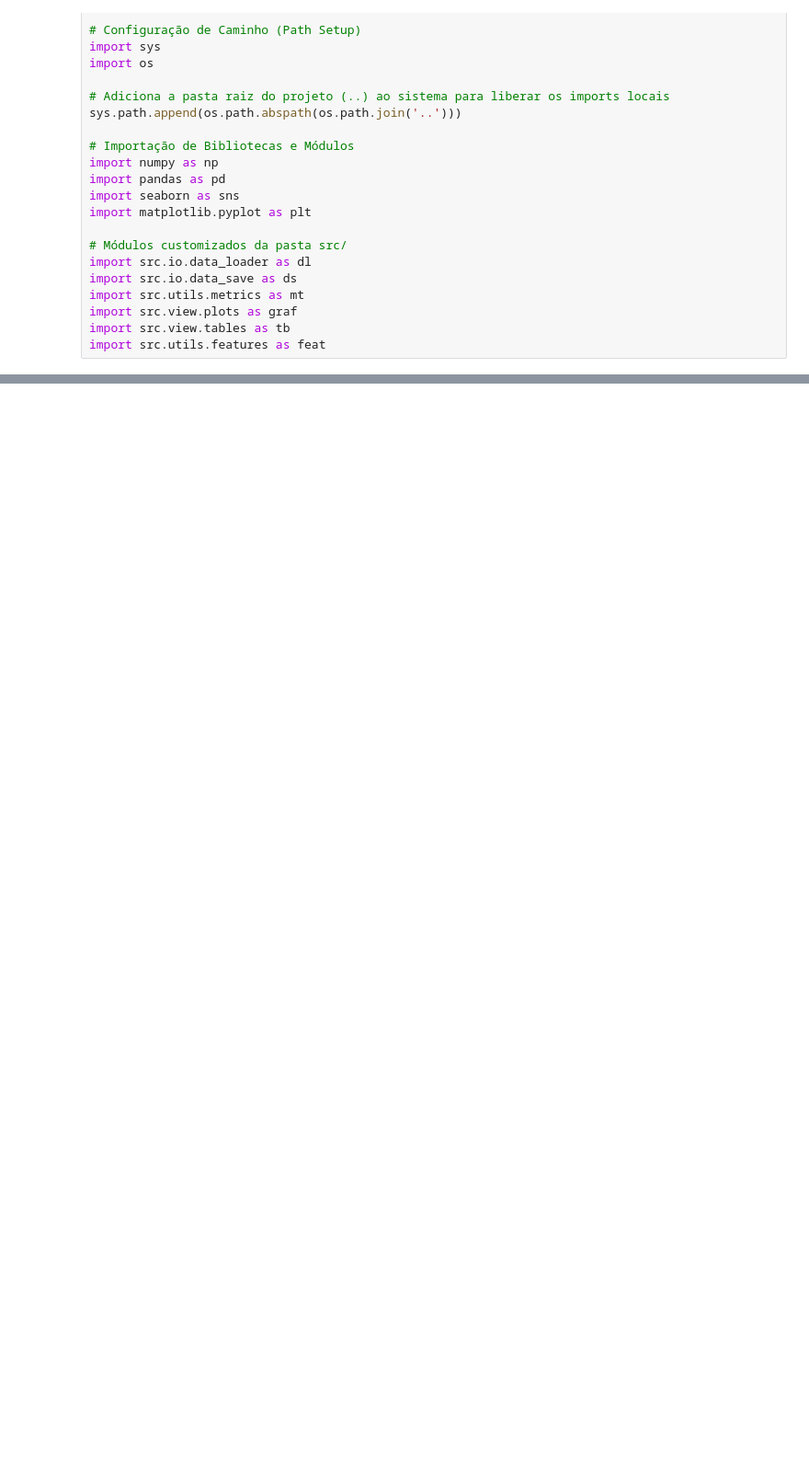
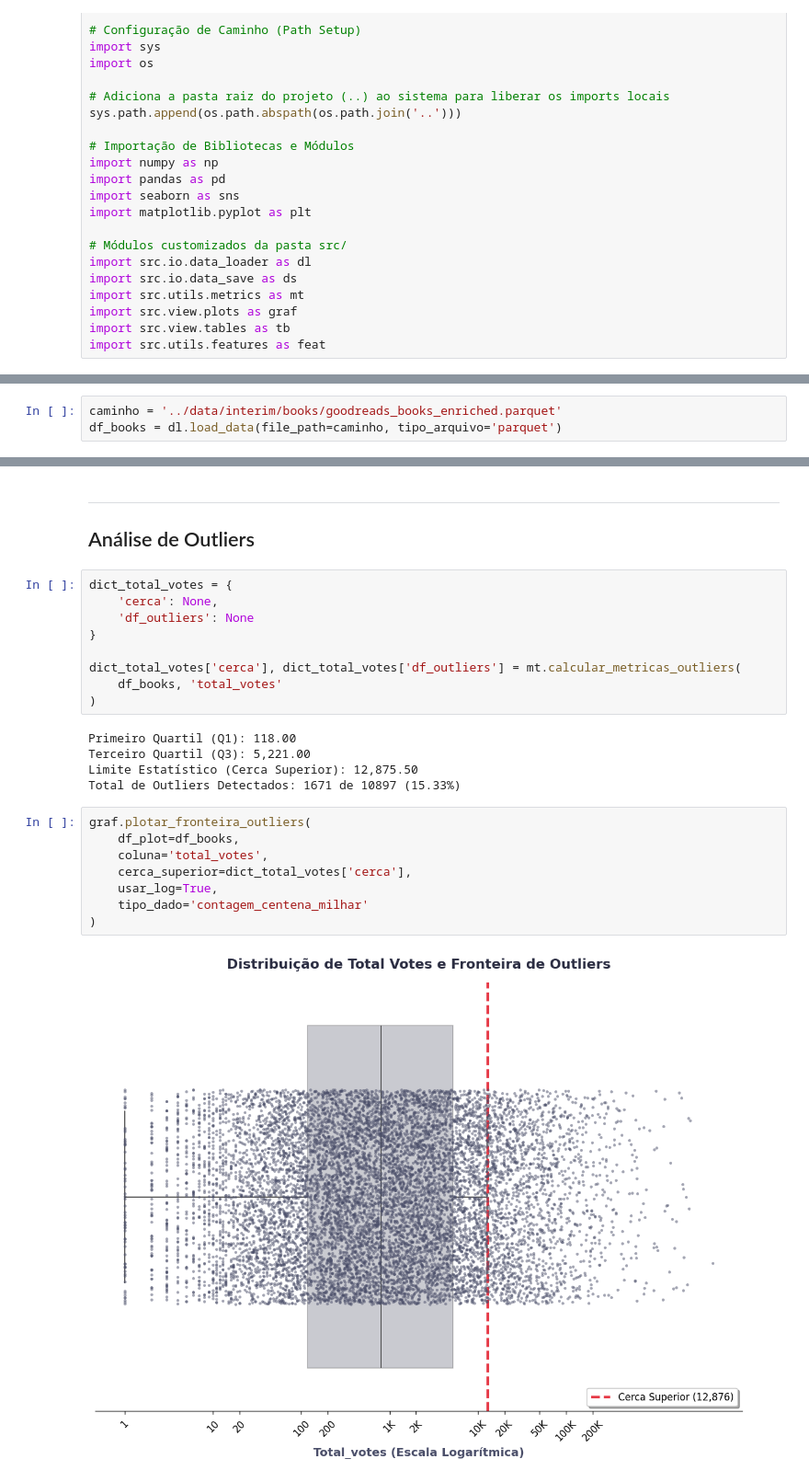
Before and after one commit to AleCecilio/entertainment_industry_performance_analysis, a Jupyter notebook: notebooks/13_feature_engineering_outliers_books.ipynb, the cells around one changed output, grey strips where cells are left out. Shown at 92% size. Drawn from its saved outputs; the diff is of its cells as text; blank space fills up the shorter version.

```diff
--- a/notebooks/13_feature_engineering_outliers_books.ipynb
+++ b/notebooks/13_feature_engineering_outliers_books.ipynb
@@ -36,0 +41,3 @@ import src.utils.features as feat
+# %%
+caminho = '../data/interim/books/goodreads_books_enriched.parquet'
+df_books = dl.load_data(file_path=caminho, tipo_arquivo='parquet')
@@ -36,0 +51,27 @@ import src.utils.features as feat
+# %% [markdown]
+---
+## Análise de Outliers
+# %%
+dict_total_votes = {
+    'cerca': None,
+    'df_outliers': None
+}
+
+dict_total_votes['cerca'], dict_total_votes['df_outliers'] = mt.calcular_metricas_outliers(
+    df_books, 'total_votes'
+)
+# %% [output]
+Primeiro Quartil (Q1): 118.00
+Terceiro Quartil (Q3): 5,221.00
+Limite Estatístico (Cerca Superior): 12,875.50
+Total de Outliers Detectados: 1671 de 10897 (15.33%)
+# %%
+graf.plotar_fronteira_outliers(
+    df_plot=df_books,
+    coluna='total_votes',
+    cerca_superior=dict_total_votes['cerca'],
+    usar_log=True,
+    tipo_dado='contagem_centena_milhar'
+)
+# %% [output]
+[figure, added]
```
Also changed, not shown: parts of 14 cells of this notebook, 12 other files.
